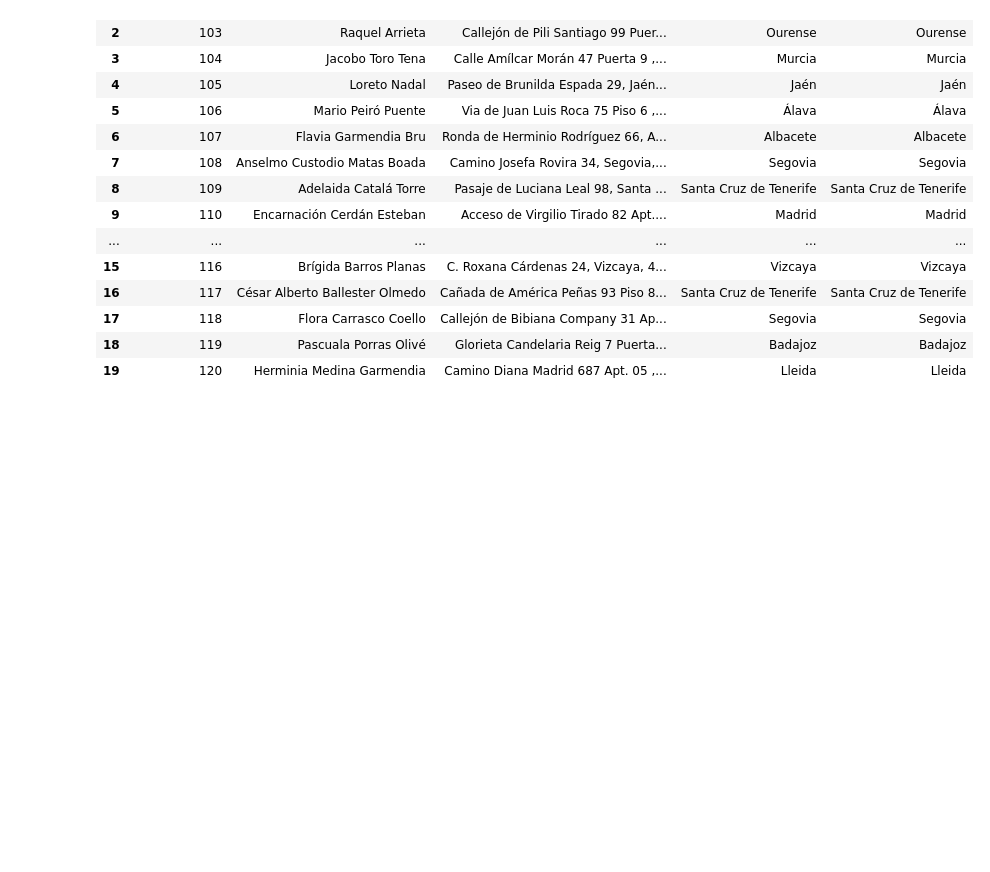
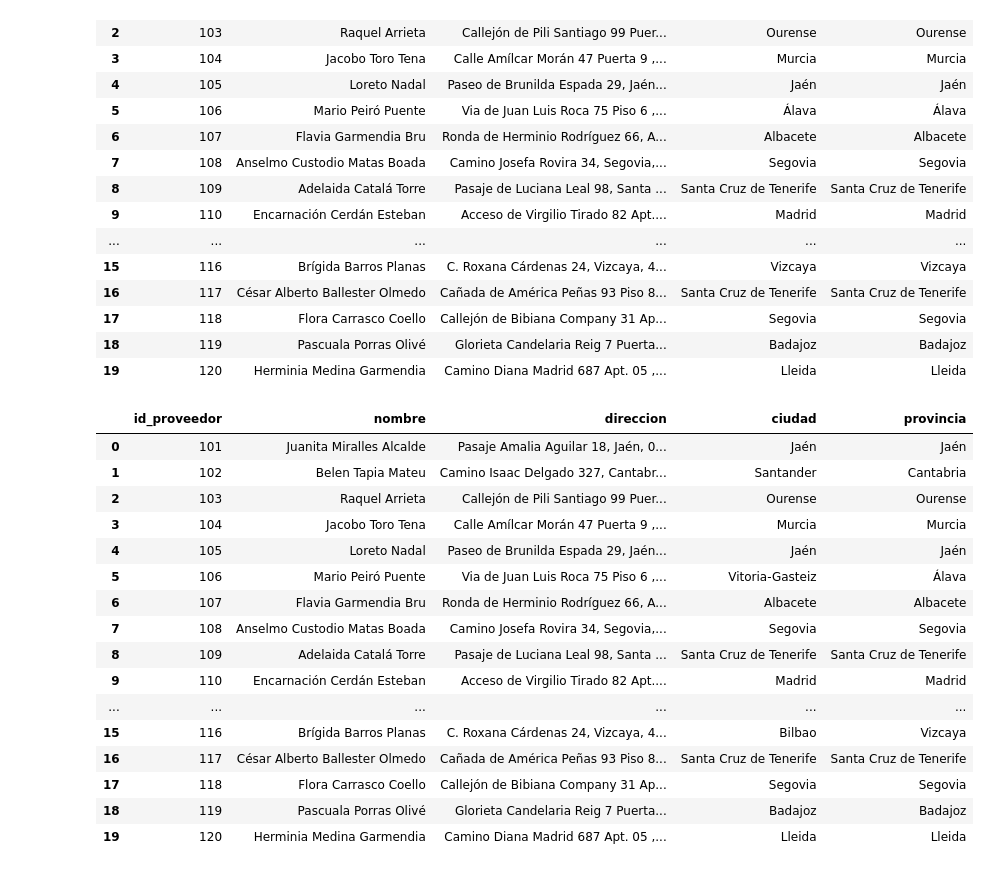
Before and after one commit to SandraGM1/Grupo_3_Inspector_Clouseau, a Jupyter notebook: nb_proveedores.ipynb, the cells around one changed output. Cells and saved outputs as stored; diff of their text form; code cells hidden in the pictures; blank space fills up the shorter version.

Commit message:
Cambios ciudades

```diff
--- a/nb_proveedores.ipynb
+++ b/nb_proveedores.ipynb
@@ -255,3 +255,27 @@ pd.read_sql(query, cnx)
 | 19 | 120 | Herminia Medina Garmendia | Camino Diana Madrid 687 Apt. 05 ,... | Lleida | Lleida |
 # %%
 cnx.commit()
+# %%
+query = '''
+SELECT *
+FROM proveedores
+'''
+pd.read_sql(query, cnx)
+# %% [output]
+|  | id_proveedor | nombre | direccion | ciudad | provincia |
+| 0 | 101 | Juanita Miralles Alcalde | Pasaje Amalia Aguilar 18, Jaén, 0... | Jaén | Jaén |
+| 1 | 102 | Belen Tapia Mateu | Camino Isaac Delgado 327, Cantabr... | Santander | Cantabria |
+| 2 | 103 | Raquel Arrieta | Callejón de Pili Santiago 99 Puer... | Ourense | Ourense |
+| 3 | 104 | Jacobo Toro Tena | Calle Amílcar Morán 47 Puerta 9 ,... | Murcia | Murcia |
+| 4 | 105 | Loreto Nadal | Paseo de Brunilda Espada 29, Jaén... | Jaén | Jaén |
+| 5 | 106 | Mario Peiró Puente | Via de Juan Luis Roca 75 Piso 6 ,... | Vitoria-Gasteiz | Álava |
+| 6 | 107 | Flavia Garmendia Bru | Ronda de Herminio Rodríguez 66, A... | Albacete | Albacete |
+| 7 | 108 | Anselmo Custodio Matas Boada | Camino Josefa Rovira 34, Segovia,... | Segovia | Segovia |
+| 8 | 109 | Adelaida Catalá Torre | Pasaje de Luciana Leal 98, Santa ... | Santa Cruz de Tenerife | Santa Cruz de Tenerife |
+| 9 | 110 | Encarnación Cerdán Esteban | Acceso de Virgilio Tirado 82 Apt.... | Madrid | Madrid |
+| ... | ... | ... | ... | ... | ... |
+| 15 | 116 | Brígida Barros Planas | C. Roxana Cárdenas 24, Vizcaya, 4... | Bilbao | Vizcaya |
+| 16 | 117 | César Alberto Ballester Olmedo | Cañada de América Peñas 93 Piso 8... | Santa Cruz de Tenerife | Santa Cruz de Tenerife |
+| 17 | 118 | Flora Carrasco Coello | Callejón de Bibiana Company 31 Ap... | Segovia | Segovia |
+| 18 | 119 | Pascuala Porras Olivé | Glorieta Candelaria Reig 7 Puerta... | Badajoz | Badajoz |
+| 19 | 120 | Herminia Medina Garmendia | Camino Diana Madrid 687 Apt. 05 ,... | Lleida | Lleida |
```
Also changed, not shown: 1 other file.
